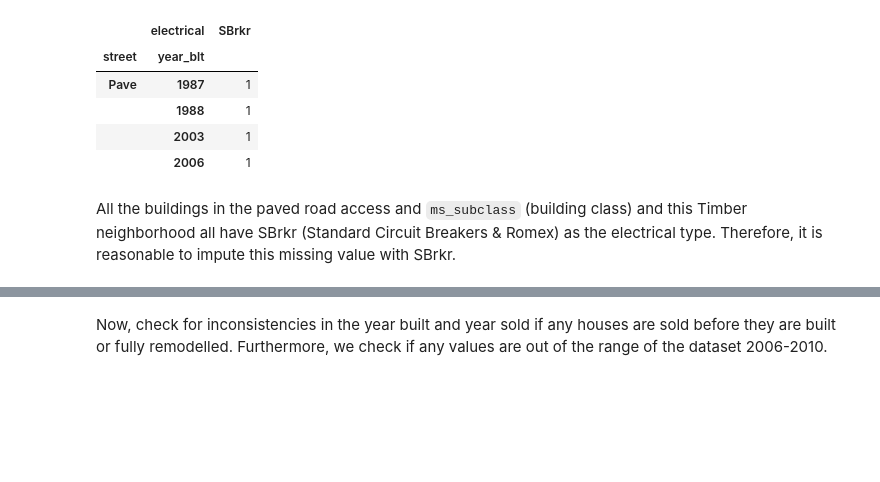
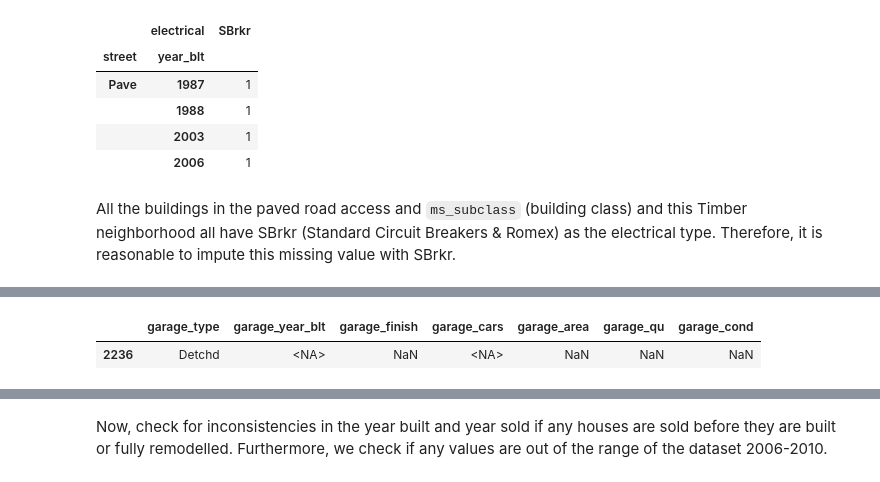
Before and after one commit to congminh-nguyen/ames_project, a Jupyter notebook: notebooks/eda_cleaning.ipynb, the cells around one changed output, grey strips where cells are left out. Drawn from its saved outputs; the diff is of its cells as text; code cells hidden in the pictures; blank space fills up the shorter version.

```diff
--- a/notebooks/eda_cleaning.ipynb
+++ b/notebooks/eda_cleaning.ipynb
@@ -213,0 +213,7 @@ Interestingly, for most where `mas_vnr_type` is missing, we observe that its are
+# %%
+# Get missing garage info
+garage_cols = df.columns[df.columns.str.contains('garage')]
+missing_mask = df['garage_year_blt'].isnull()
+missing = df.loc[missing_mask, garage_cols]
+# Only either detached or no garage types for columns with missing year built.
+missing['garage_type'].value_counts(dropna=False), missing[missing['garage_type']=='Detchd'].head(2)
@@ -213,0 +232,6 @@ Interestingly, for most where `mas_vnr_type` is missing, we observe that its are
+# %%
+# Only one observation where area is missing also.
+df[df['garage_area'].isnull()][garage_cols]
+# %% [output]
+|  | garage_type | garage_year_blt | garage_finish | garage_cars | garage_area | garage_qu | garage_cond |
+| 2236 | Detchd | <NA> | NaN | <NA> | NaN | NaN | NaN |
```
Also changed, not shown: parts of 49 cells of this notebook, 7 other files.
